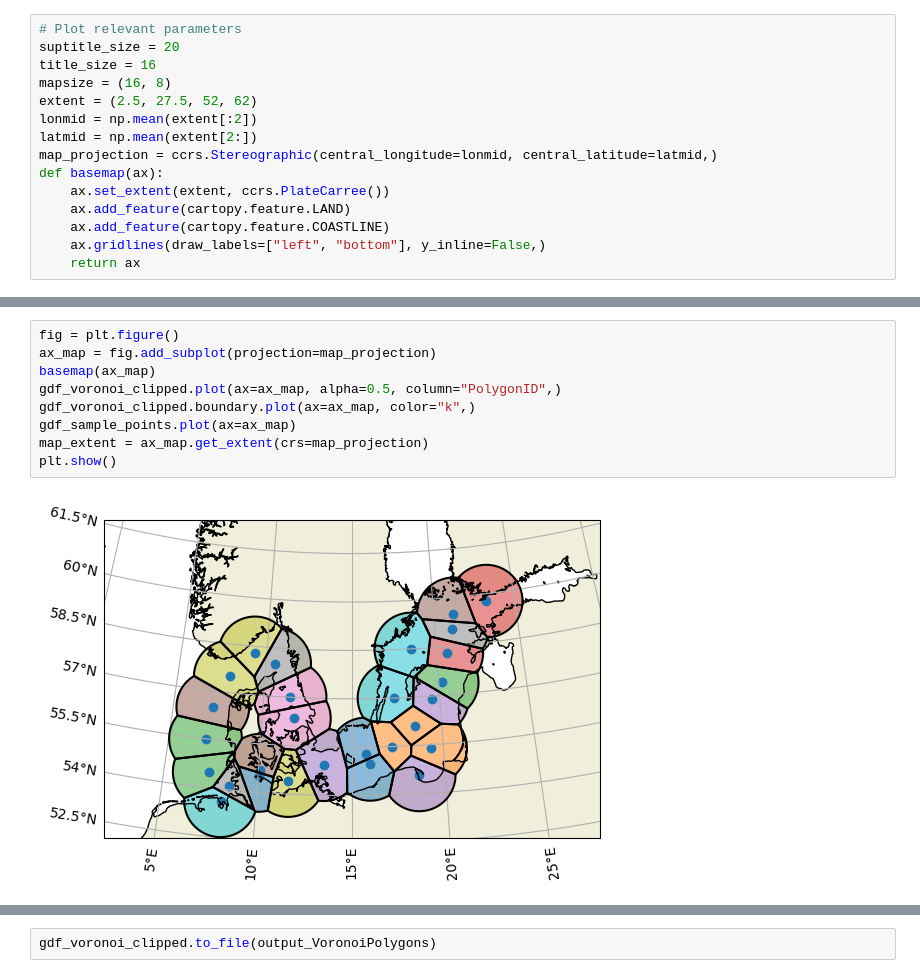
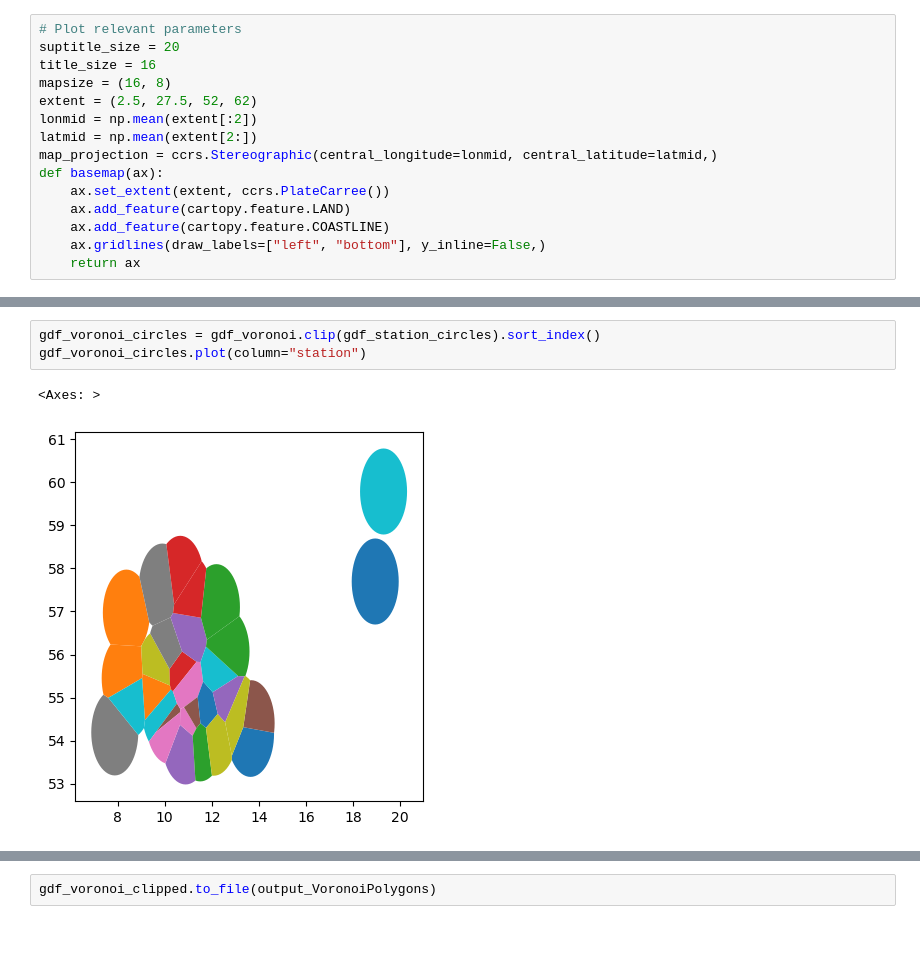
Before and after one commit to geomar-od-lagrange/2025_fucus-dispersal, a Jupyter notebook: notebooks/VoronoiPolygons.ipynb, the cells around one changed output, grey strips where cells are left out. Saved outputs shown, nothing was run; the diff lists cells and outputs as text; blank space fills up the shorter version.

```diff
--- a/notebooks/VoronoiPolygons.ipynb
+++ b/notebooks/VoronoiPolygons.ipynb
@@ -157,11 +97,6 @@ gdf_voronoi_clipped = gdf_voronoi_polygons.clip(area_of_interest).sort_index()
-# %%
-fig = plt.figure()
-ax_map = fig.add_subplot(projection=map_projection)
-basemap(ax_map)
-gdf_voronoi_clipped.plot(ax=ax_map, alpha=0.5, column="PolygonID",)
-gdf_voronoi_clipped.boundary.plot(ax=ax_map, color="k",)
-gdf_sample_points.plot(ax=ax_map)
-map_extent = ax_map.get_extent(crs=map_projection)
-plt.show()
-# %% [output]
-[figure, removed]
+# %%
+gdf_voronoi_circles = gdf_voronoi.clip(gdf_station_circles).sort_index()
+gdf_voronoi_circles.plot(column="station")
+# %% [output]
+<Axes: >
+[figure, added]
```
Also changed, not shown: parts of 56 cells of this notebook.
